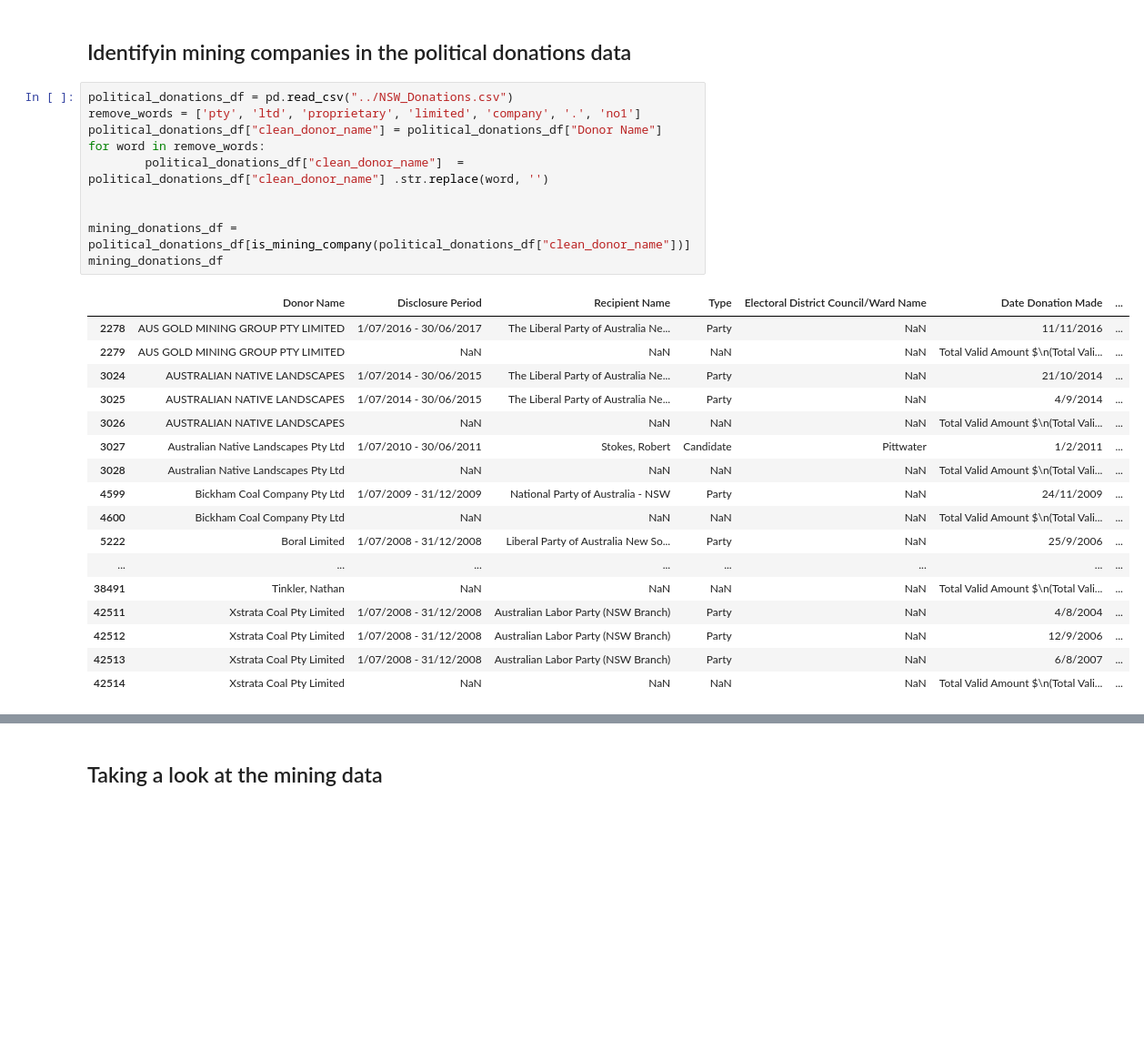
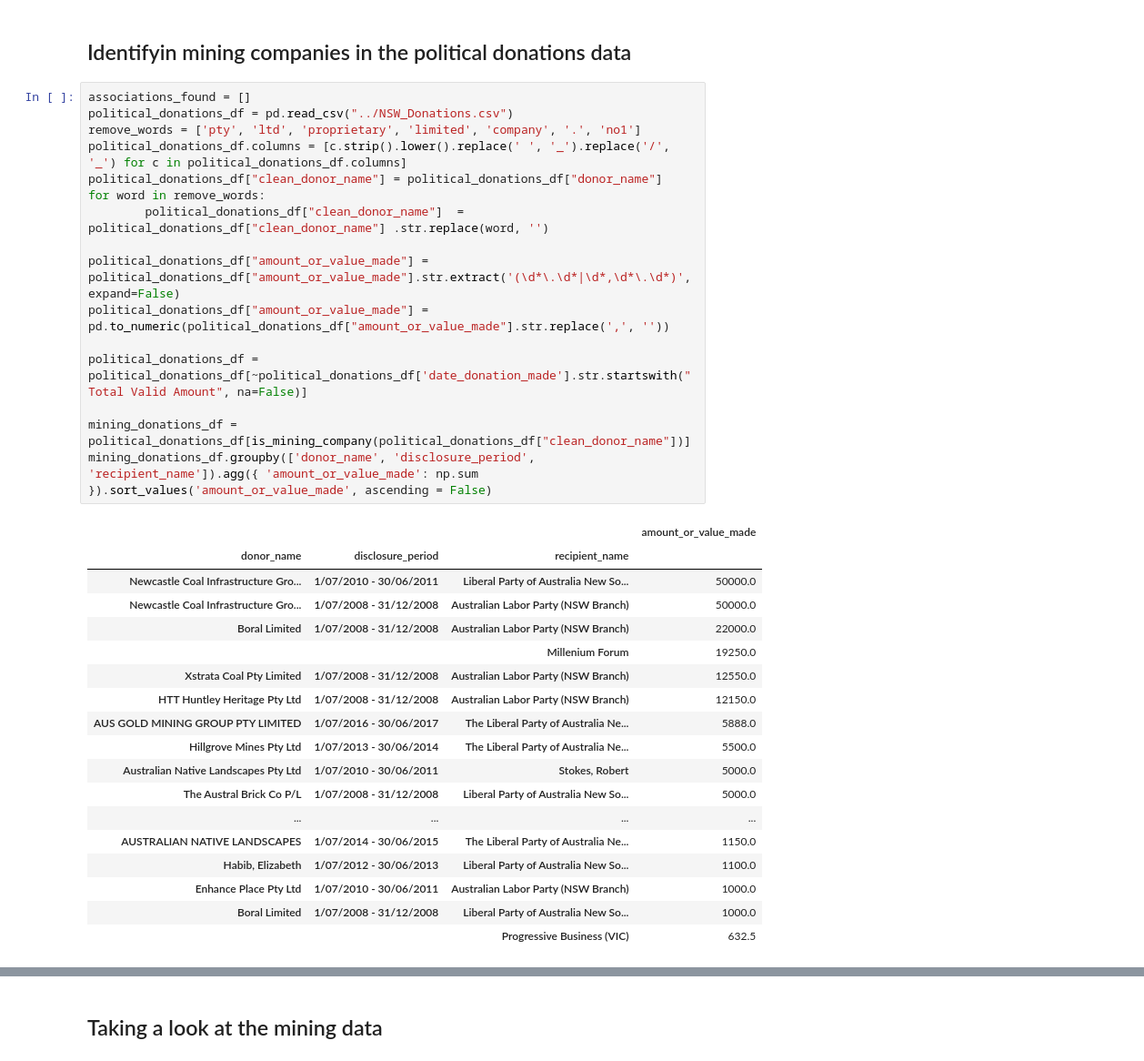
Before and after one commit to sjeruto/ARDC-Project, a Jupyter notebook: notebooks/mg_workbook.ipynb, the cells around one changed output, grey strips where cells are left out. Shown: that part at 91% size. Drawn from its saved outputs; the diff is of its cells as text; blank space fills up the shorter version.

```diff
--- a/notebooks/mg_workbook.ipynb
+++ b/notebooks/mg_workbook.ipynb
@@ -223,30 +331,37 @@ KeyboardInterrupt:
 # %% [markdown]
 ## Identifyin mining companies in the political donations data
 # %%
+associations_found = []
 political_donations_df = pd.read_csv("../NSW_Donations.csv")
 remove_words = ['pty', 'ltd', 'proprietary', 'limited', 'company', '.', 'no1']
-political_donations_df["clean_donor_name"] = political_donations_df["Donor Name"]
+political_donations_df.columns = [c.strip().lower().replace(' ', '_').replace('/', '_') for c in political_donations_df.columns]
+political_donations_df["clean_donor_name"] = political_donations_df["donor_name"]
 for word in remove_words:
         political_donations_df["clean_donor_name"]  = political_donations_df["clean_donor_name"] .str.replace(word, '')
 
+political_donations_df["amount_or_value_made"] = political_donations_df["amount_or_value_made"].str.extract('(\d*\.\d*|\d*,\d*\.\d*)', expand=False)
+political_donations_df["amount_or_value_made"] = pd.to_numeric(political_donations_df["amount_or_value_made"].str.replace(',', ''))
+
+political_donations_df = political_donations_df[~political_donations_df['date_donation_made'].str.startswith("Total Valid Amount", na=False)]
 
 mining_donations_df = political_donations_df[is_mining_company(political_donations_df["clean_donor_name"])]
-mining_donations_df
+mining_donations_df.groupby(['donor_name', 'disclosure_period', 'recipient_name']).agg({ 'amount_or_value_made': np.sum }).sort_values('amount_or_value_made', ascending = False)
 # %% [output]
-|  | Donor Name | Disclosure Period | Recipient Name | Type | Electoral District Council/Ward Name | Date Donation Made | ... |
-| 2278 | AUS GOLD MINING GROUP PTY LIMITED | 1/07/2016 - 30/06/2017 | The Liberal Party of Australia Ne... | Party | NaN | 11/11/2016 | ... |
-| 2279 | AUS GOLD MINING GROUP PTY LIMITED | NaN | NaN | NaN | NaN | Total Valid Amount $\n(Total Vali... | ... |
-| 3024 | AUSTRALIAN NATIVE LANDSCAPES | 1/07/2014 - 30/06/2015 | The Liberal Party of Australia Ne... | Party | NaN | 21/10/2014 | ... |
-| 3025 | AUSTRALIAN NATIVE LANDSCAPES | 1/07/2014 - 30/06/2015 | The Liberal Party of Australia Ne... | Party | NaN | 4/9/2014 | ... |
-| 3026 | AUSTRALIAN NATIVE LANDSCAPES | NaN | NaN | NaN | NaN | Total Valid Amount $\n(Total Vali... | ... |
-| 3027 | Australian Native Landscapes Pty Ltd | 1/07/2010 - 30/06/2011 | Stokes, Robert | Candidate | Pittwater | 1/2/2011 | ... |
-| 3028 | Australian Native Landscapes Pty Ltd | NaN | NaN | NaN | NaN | Total Valid Amount $\n(Total Vali... | ... |
-| 4599 | Bickham Coal Company Pty Ltd | 1/07/2009 - 31/12/2009 | National Party of Australia - NSW | Party | NaN | 24/11/2009 | ... |
-| 4600 | Bickham Coal Company Pty Ltd | NaN | NaN | NaN | NaN | Total Valid Amount $\n(Total Vali... | ... |
-| 5222 | Boral Limited | 1/07/2008 - 31/12/2008 | Liberal Party of Australia New So... | Party | NaN | 25/9/2006 | ... |
-| ... | ... | ... | ... | ... | ... | ... | ... |
-| 38491 | Tinkler, Nathan | NaN | NaN | NaN | NaN | Total Valid Amount $\n(Total Vali... | ... |
-| 42511 | Xstrata Coal Pty Limited | 1/07/2008 - 31/12/2008 | Australian Labor Party (NSW Branch) | Party | NaN | 4/8/2004 | ... |
-| 42512 | Xstrata Coal Pty Limited | 1/07/2008 - 31/12/2008 | Australian Labor Party (NSW Branch) | Party | NaN | 12/9/2006 | ... |
-| 42513 | Xstrata Coal Pty Limited | 1/07/2008 - 31/12/2008 | Australian Labor Party (NSW Branch) | Party | NaN | 6/8/2007 | ... |
-| 42514 | Xstrata Coal Pty Limited | NaN | NaN | NaN | NaN | Total Valid Amount $\n(Total Vali... | ... |
+|  |  |  | amount_or_value_made |
+| donor_name | disclosure_period | recipient_name |  |
+| Newcastle Coal Infrastructure Gro... | 1/07/2010 - 30/06/2011 | Liberal Party of Australia New So... | 50000.0 |
+| Newcastle Coal Infrastructure Gro... | 1/07/2008 - 31/12/2008 | Australian Labor Party (NSW Branch) | 50000.0 |
+| Boral Limited | 1/07/2008 - 31/12/2008 | Australian Labor Party (NSW Branch) | 22000.0 |
+|  |  | Millenium Forum | 19250.0 |
+| Xstrata Coal Pty Limited | 1/07/2008 - 31/12/2008 | Australian Labor Party (NSW Branch) | 12550.0 |
+| HTT Huntley Heritage Pty Ltd | 1/07/2008 - 31/12/2008 | Australian Labor Party (NSW Branch) | 12150.0 |
+| AUS GOLD MINING GROUP PTY LIMITED | 1/07/2016 - 30/06/2017 | The Liberal Party of Australia Ne... | 5888.0 |
+| Hillgrove Mines Pty Ltd | 1/07/2013 - 30/06/2014 | The Liberal Party of Australia Ne... | 5500.0 |
+| Australian Native Landscapes Pty Ltd | 1/07/2010 - 30/06/2011 | Stokes, Robert | 5000.0 |
+| The Austral Brick Co P/L | 1/07/2008 - 31/12/2008 | Liberal Party of Australia New So... | 5000.0 |
+| ... | ... | ... | ... |
+| AUSTRALIAN NATIVE LANDSCAPES | 1/07/2014 - 30/06/2015 | The Liberal Party of Australia Ne... | 1150.0 |
+| Habib, Elizabeth | 1/07/2012 - 30/06/2013 | Liberal Party of Australia New So... | 1100.0 |
+| Enhance Place Pty Ltd | 1/07/2010 - 30/06/2011 | Australian Labor Party (NSW Branch) | 1000.0 |
+| Boral Limited | 1/07/2008 - 31/12/2008 | Liberal Party of Australia New So... | 1000.0 |
+|  |  | Progressive Business (VIC) | 632.5 |
```
Also changed, not shown: parts of 12 cells of this notebook.
